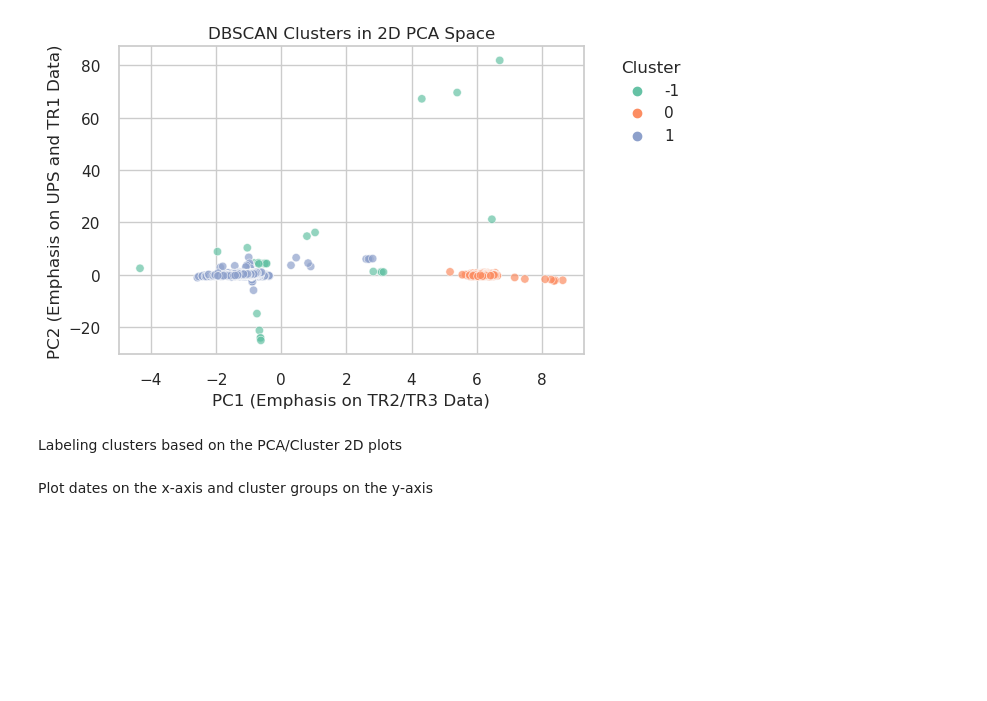
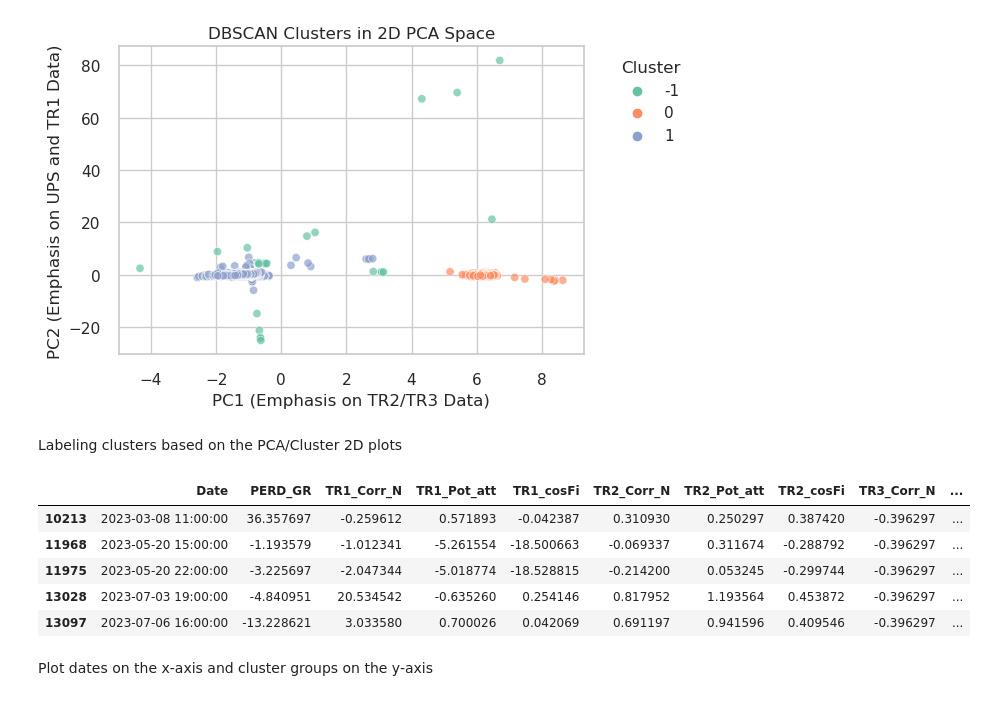
Before and after one commit to Matt17BR/ml4ds2324_cluster_analysis, a Jupyter notebook: scripts/cluster_analysis.ipynb, the cells around one changed output. Saved outputs shown, nothing was run; the diff lists cells and outputs as text; code cells hidden in the pictures; blank space fills up the shorter version.

```diff
--- a/scripts/cluster_analysis.ipynb
+++ b/scripts/cluster_analysis.ipynb
@@ -151,6 +151,34 @@ plt.show()
 [figure]
 # %% [markdown]
 Labeling clusters based on the PCA/Cluster 2D plots
+# %%
+kmeans_labels = {
+    0: 'Post-TR2 Activation',
+    1: 'Pre-TR3 Shutdown',
+    2: 'Spikes/Anomalies'
+}
+
+dbscan_labels = {
+    0: 'Pre-TR3 Shutdown',
+    1: 'Post-TR2 Activation',
+    -1: 'Spikes/Anomalies'
+}
+
+plotting_df['K-Means Label'] = plotting_df['K-Means Cluster'].map(kmeans_labels)
+plotting_df['DBSCAN Label'] = plotting_df['DBSCAN Cluster'].map(dbscan_labels)
+
+# Print the columns of the dataset that have different labels
+
+different_allocations = plotting_df[plotting_df['K-Means Label'] != plotting_df['DBSCAN Label']]
+
+different_allocations.tail()
+# %% [output]
+|  | Date | PERD_GR | TR1_Corr_N | TR1_Pot_att | TR1_cosFi | TR2_Corr_N | TR2_Pot_att | TR2_cosFi | TR3_Corr_N | ... |
+| 10213 | 2023-03-08 11:00:00 | 36.357697 | -0.259612 | 0.571893 | -0.042387 | 0.310930 | 0.250297 | 0.387420 | -0.396297 | ... |
+| 11968 | 2023-05-20 15:00:00 | -1.193579 | -1.012341 | -5.261554 | -18.500663 | -0.069337 | 0.311674 | -0.288792 | -0.396297 | ... |
+| 11975 | 2023-05-20 22:00:00 | -3.225697 | -2.047344 | -5.018774 | -18.528815 | -0.214200 | 0.053245 | -0.299744 | -0.396297 | ... |
+| 13028 | 2023-07-03 19:00:00 | -4.840951 | 20.534542 | -0.635260 | 0.254146 | 0.817952 | 1.193564 | 0.453872 | -0.396297 | ... |
+| 13097 | 2023-07-06 16:00:00 | -13.228621 | 3.033580 | 0.700026 | 0.042069 | 0.691197 | 0.941596 | 0.409546 | -0.396297 | ... |
 # %% [markdown]
 Plot dates on the x-axis and cluster groups on the y-axis
 # %%
```
Also changed, not shown: parts of 2 cells of this notebook, 1 other file.
